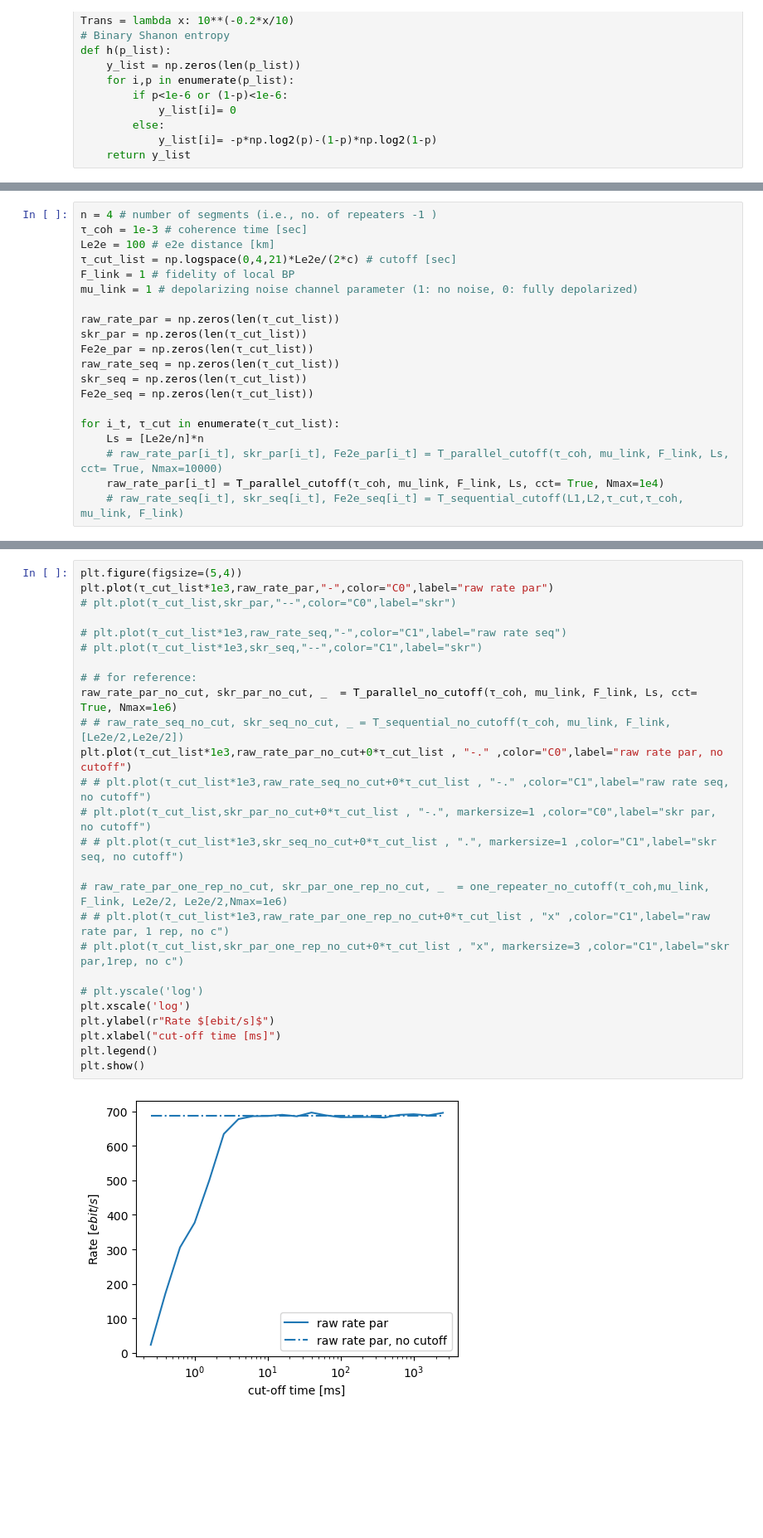
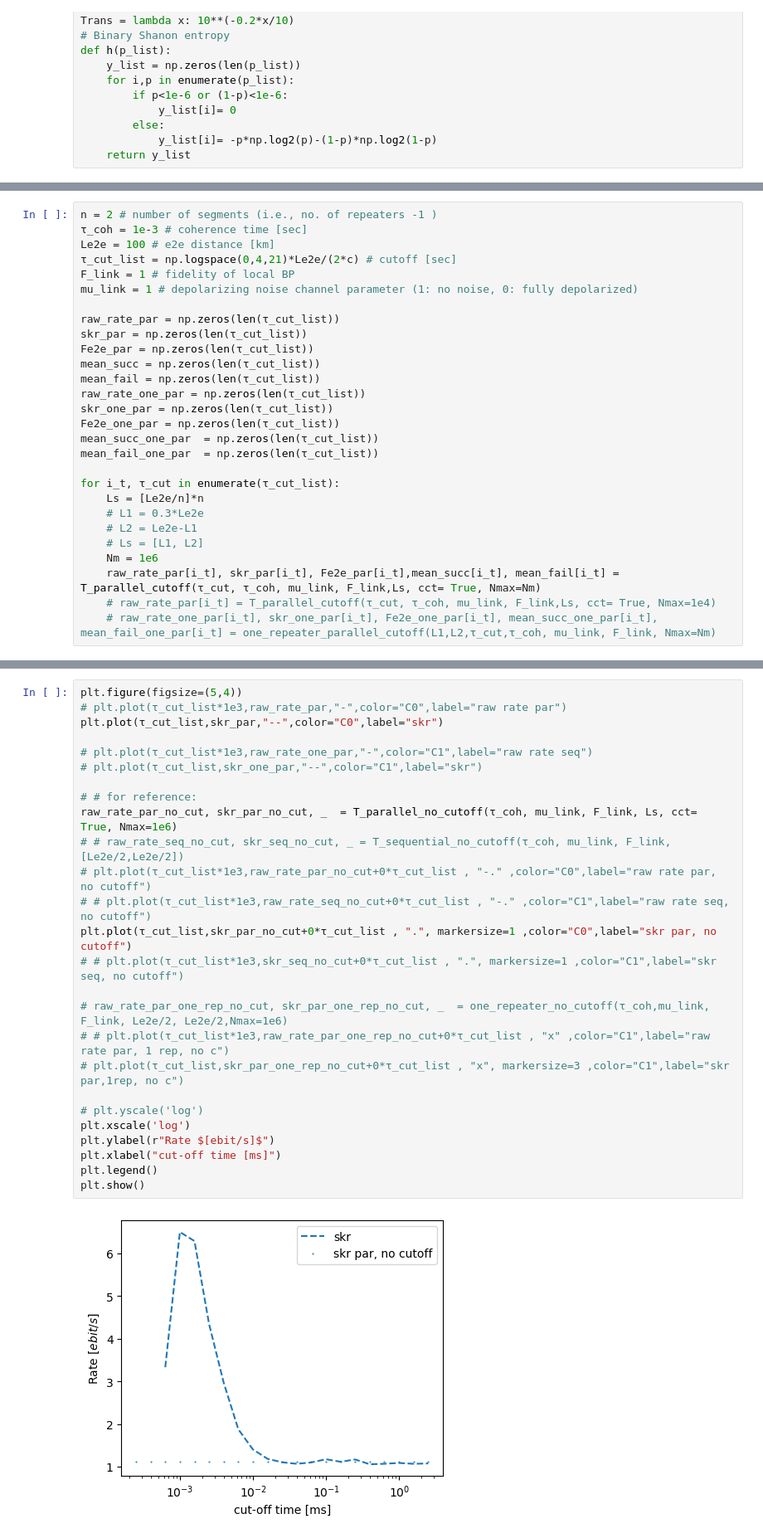
Before and after one commit to hassan-shap/QNUM, a Jupyter notebook: par_cutoff.ipynb, the cells around one changed output, grey strips where cells are left out. Shown at 83% size. Saved outputs shown, nothing was run; the diff lists cells and outputs as text; blank space fills up the shorter version.

```diff
--- a/par_cutoff.ipynb
+++ b/par_cutoff.ipynb
@@ -199,5 +273,5 @@ def T_parallel_cutoff(τ_coh, mu_link, F_link, links, cct= True, Nmax=100000):
 # %%
-n = 4 # number of segments (i.e., no. of repeaters -1 )
+n = 2 # number of segments (i.e., no. of repeaters -1 )
 τ_coh = 1e-3 # coherence time [sec]
 Le2e = 100 # e2e distance [km]
 τ_cut_list = np.logspace(0,4,21)*Le2e/(2*c) # cutoff [sec]
@@ -207,12 +281,20 @@ mu_link = 1 # depolarizing noise channel parameter (1: no noise, 0: fully depola
 raw_rate_par = np.zeros(len(τ_cut_list))
 skr_par = np.zeros(len(τ_cut_list))
 Fe2e_par = np.zeros(len(τ_cut_list))
-raw_rate_seq = np.zeros(len(τ_cut_list))
-skr_seq = np.zeros(len(τ_cut_list))
-Fe2e_seq = np.zeros(len(τ_cut_list))
+mean_succ = np.zeros(len(τ_cut_list))
+mean_fail = np.zeros(len(τ_cut_list))
+raw_rate_one_par = np.zeros(len(τ_cut_list))
+skr_one_par = np.zeros(len(τ_cut_list))
+Fe2e_one_par = np.zeros(len(τ_cut_list))
+mean_succ_one_par  = np.zeros(len(τ_cut_list))
+mean_fail_one_par  = np.zeros(len(τ_cut_list))
 
 for i_t, τ_cut in enumerate(τ_cut_list):
     Ls = [Le2e/n]*n
-    # raw_rate_par[i_t], skr_par[i_t], Fe2e_par[i_t] = T_parallel_cutoff(τ_coh, mu_link, F_link, Ls, cct= True, Nmax=10000)
-    raw_rate_par[i_t] = T_parallel_cutoff(τ_coh, mu_link, F_link, Ls, cct= True, Nmax=1e4)
-    # raw_rate_seq[i_t], skr_seq[i_t], Fe2e_seq[i_t] = T_sequential_cutoff(L1,L2,τ_cut,τ_coh, mu_link, F_link)
+    # L1 = 0.3*Le2e
+    # L2 = Le2e-L1
+    # Ls = [L1, L2]
+    Nm = 1e6
+    raw_rate_par[i_t], skr_par[i_t], Fe2e_par[i_t],mean_succ[i_t], mean_fail[i_t] = T_parallel_cutoff(τ_cut, τ_coh, mu_link, F_link,Ls, cct= True, Nmax=Nm)
+    # raw_rate_par[i_t] = T_parallel_cutoff(τ_cut, τ_coh, mu_link, F_link,Ls, cct= True, Nmax=1e4)
+    # raw_rate_one_par[i_t], skr_one_par[i_t], Fe2e_one_par[i_t], mean_succ_one_par[i_t], mean_fail_one_par[i_t] = one_repeater_parallel_cutoff(L1,L2,τ_cut,τ_coh, mu_link, F_link, Nmax=Nm)
@@ -219,28 +312,28 @@ for i_t, τ_cut in enumerate(τ_cut_list):
 # %%
 plt.figure(figsize=(5,4))
-plt.plot(τ_cut_list*1e3,raw_rate_par,"-",color="C0",label="raw rate par")
-# plt.plot(τ_cut_list,skr_par,"--",color="C0",label="skr")
+# plt.plot(τ_cut_list*1e3,raw_rate_par,"-",color="C0",label="raw rate par")
+plt.plot(τ_cut_list,skr_par,"--",color="C0",label="skr")
 
-# plt.plot(τ_cut_list*1e3,raw_rate_seq,"-",color="C1",label="raw rate seq")
-# plt.plot(τ_cut_list*1e3,skr_seq,"--",color="C1",label="skr")
+# plt.plot(τ_cut_list*1e3,raw_rate_one_par,"-",color="C1",label="raw rate seq")
+# plt.plot(τ_cut_list,skr_one_par,"--",color="C1",label="skr")
 
 # # for reference:
 raw_rate_par_no_cut, skr_par_no_cut, _  = T_parallel_no_cutoff(τ_coh, mu_link, F_link, Ls, cct= True, Nmax=1e6)
 # # raw_rate_seq_no_cut, skr_seq_no_cut, _ = T_sequential_no_cutoff(τ_coh, mu_link, F_link, [Le2e/2,Le2e/2])
-plt.plot(τ_cut_list*1e3,raw_rate_par_no_cut+0*τ_cut_list , "-." ,color="C0",label="raw rate par, no cutoff")
+# plt.plot(τ_cut_list*1e3,raw_rate_par_no_cut+0*τ_cut_list , "-." ,color="C0",label="raw rate par, no cutoff")
 # # plt.plot(τ_cut_list*1e3,raw_rate_seq_no_cut+0*τ_cut_list , "-." ,color="C1",label="raw rate seq, no cutoff")
-# plt.plot(τ_cut_list,skr_par_no_cut+0*τ_cut_list , "-.", markersize=1 ,color="C0",label="skr par, no cutoff")
+plt.plot(τ_cut_list,skr_par_no_cut+0*τ_cut_list , ".", markersize=1 ,color="C0",label="skr par, no cutoff")
 # # plt.plot(τ_cut_list*1e3,skr_seq_no_cut+0*τ_cut_list , ".", markersize=1 ,color="C1",label="skr seq, no cutoff")
 
 # raw_rate_par_one_rep_no_cut, skr_par_one_rep_no_cut, _  = one_repeater_no_cutoff(τ_coh,mu_link, F_link, Le2e/2, Le2e/2,Nmax=1e6)
 # # plt.plot(τ_cut_list*1e3,raw_rate_par_one_rep_no_cut+0*τ_cut_list , "x" ,color="C1",label="raw rate par, 1 rep, no c")
 # plt.plot(τ_cut_list,skr_par_one_rep_no_cut+0*τ_cut_list , "x", markersize=3 ,color="C1",label="skr par,1rep, no c")
 
 # plt.yscale('log')
 plt.xscale('log')
 plt.ylabel(r"Rate $[ebit/s]$")
 plt.xlabel("cut-off time [ms]")
 plt.legend()
 plt.show()
 # %% [output]
-[figure, old version]
+[figure, new version]
```
Also changed, not shown: parts of 6 cells of this notebook, 1 other file.
